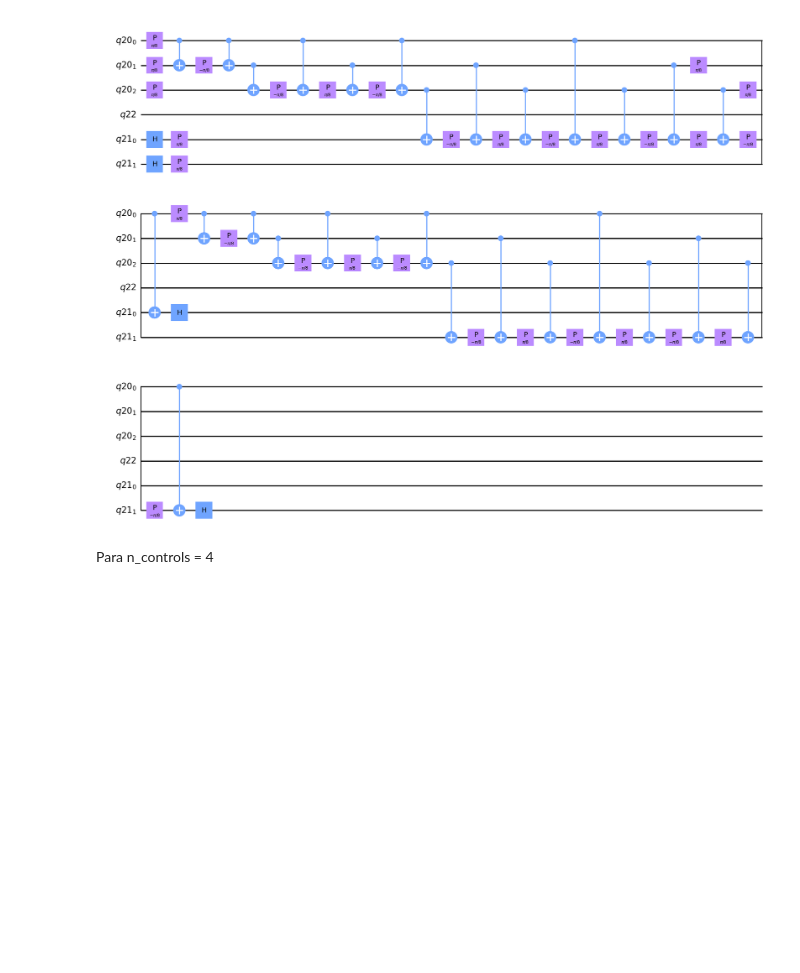
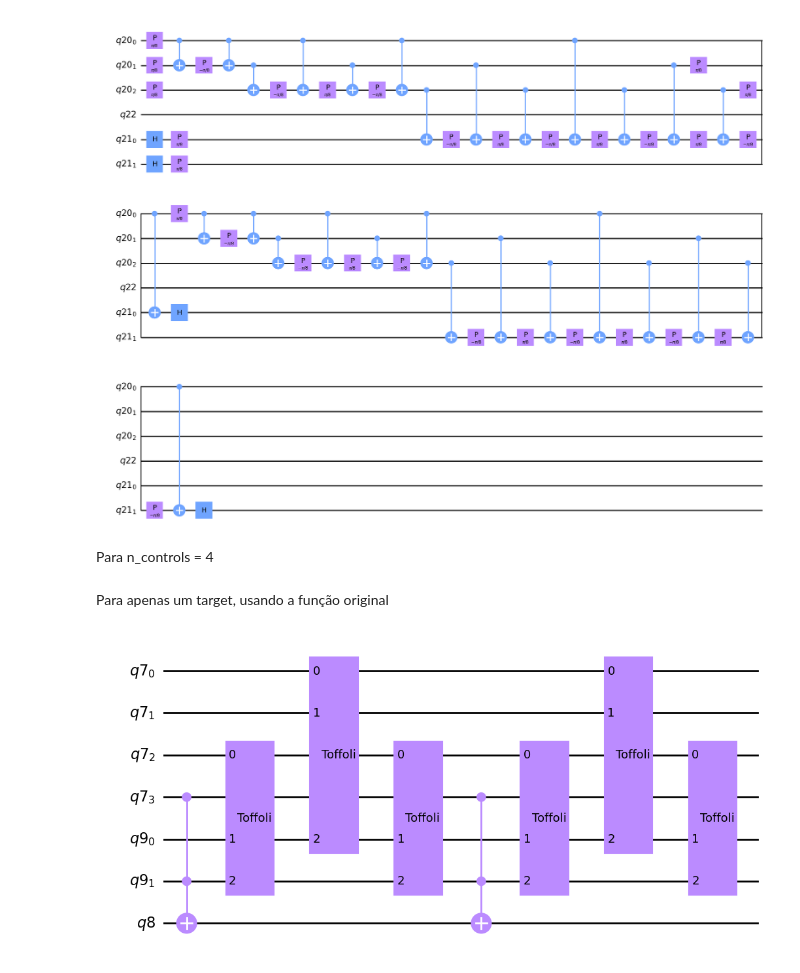
Before and after one commit to qclib/qclib, a Jupyter notebook: qclib/gates/mcxjpt.ipynb, the cells around one changed output. Saved outputs shown, nothing was run; the diff lists cells and outputs as text; code cells hidden in the pictures; blank space fills up the shorter version.

Commit message:
Mais testes para tentar debugar

```diff
--- a/qclib/gates/mcxjpt.ipynb
+++ b/qclib/gates/mcxjpt.ipynb
@@ -33,3 +34,18 @@ mcx_v_chain.decompose().draw('mpl')
 [figure]
 # %% [markdown]
 Para n_controls = 4
+# %% [markdown]
+Para apenas um target, usando a função original
+# %%
+num_controls = 4
+#num_ancilla = num_controls - 2
+num_target_qubit = 1
+control_qubits = QuantumRegister(num_controls)
+target_qubit = QuantumRegister(num_target_qubit)
+
+mcx_v_chain = McxVchainOG(num_controls).definition
+
+#tr_mcx_v_chain = transpile(mcx_v_chain, basis_gates=['u', 'cx'])
+mcx_v_chain.draw('mpl')
+# %% [output]
+[figure, added]
```
Also changed, not shown: parts of 5 cells of this notebook, 1 other file.
